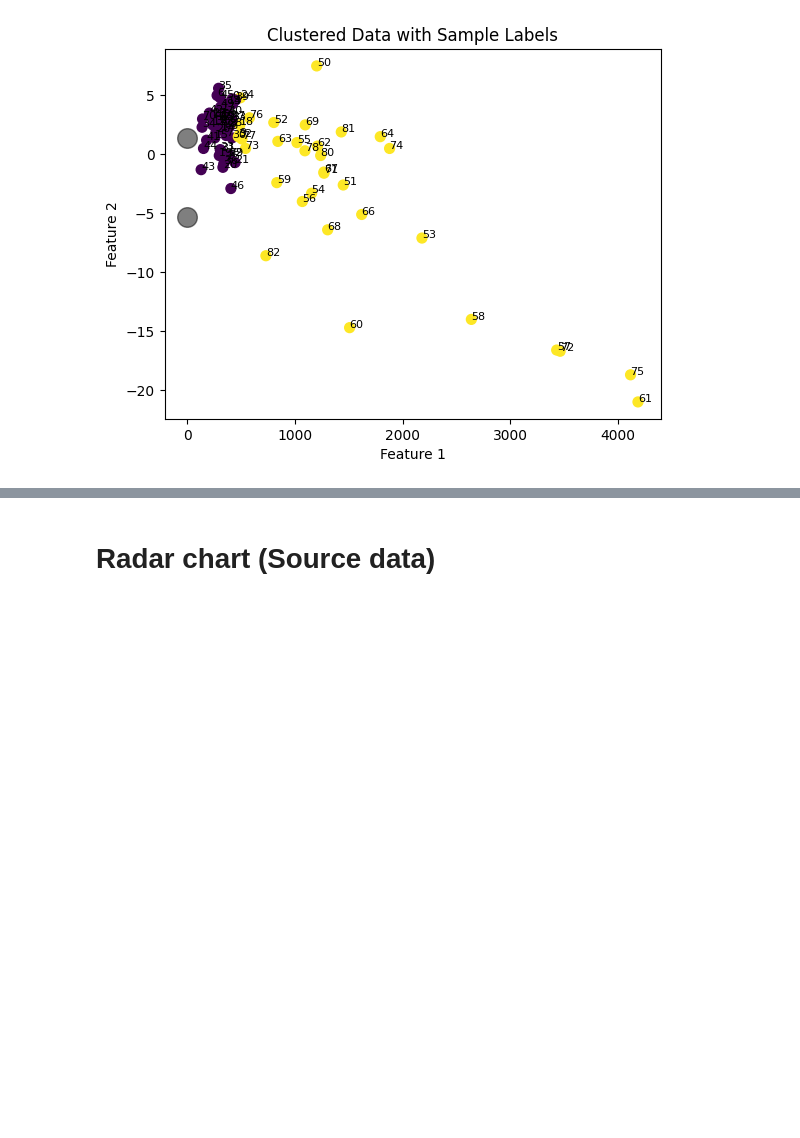
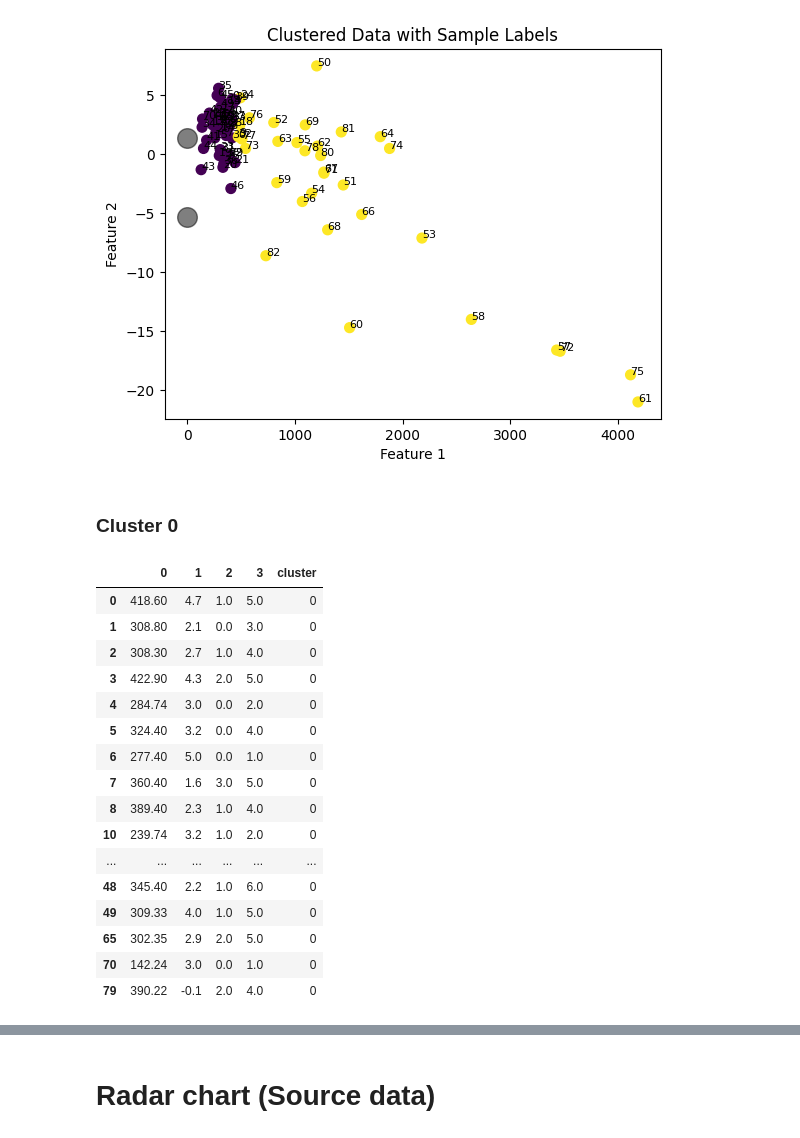
Before and after one commit to JKosciukiewicz/MLDD_Project, a Jupyter notebook: Clustering_examples.ipynb, the cells around one changed output, grey strips where cells are left out. Drawn from its saved outputs; the diff is of its cells as text; code cells hidden in the pictures; blank space fills up the shorter version.

Commit message:
Fixed clusters

```diff
--- a/Clustering_examples.ipynb
+++ b/Clustering_examples.ipynb
@@ -144,3 +144,31 @@ plt.ylabel("Feature 2")
 plt.show()
 # %% [output]
 [figure]
+# %%
+# get data from each cluster
+cluster_map = pd.DataFrame(X)
+cluster_map['cluster'] = labels
+# %% [markdown]
+### Cluster 0
+# %%
+cluster_0 = cluster_map[cluster_map['cluster'] == 0]
+cluster_0.to_csv('./data/kmeans_cluster_0.csv', sep=';')
+cluster_0
+# %% [output]
+|  | 0 | 1 | 2 | 3 | cluster |
+| 0 | 418.60 | 4.7 | 1.0 | 5.0 | 0 |
+| 1 | 308.80 | 2.1 | 0.0 | 3.0 | 0 |
+| 2 | 308.30 | 2.7 | 1.0 | 4.0 | 0 |
+| 3 | 422.90 | 4.3 | 2.0 | 5.0 | 0 |
+| 4 | 284.74 | 3.0 | 0.0 | 2.0 | 0 |
+| 5 | 324.40 | 3.2 | 0.0 | 4.0 | 0 |
+| 6 | 277.40 | 5.0 | 0.0 | 1.0 | 0 |
+| 7 | 360.40 | 1.6 | 3.0 | 5.0 | 0 |
+| 8 | 389.40 | 2.3 | 1.0 | 4.0 | 0 |
+| 10 | 239.74 | 3.2 | 1.0 | 2.0 | 0 |
+| ... | ... | ... | ... | ... | ... |
+| 48 | 345.40 | 2.2 | 1.0 | 6.0 | 0 |
+| 49 | 309.33 | 4.0 | 1.0 | 5.0 | 0 |
+| 65 | 302.35 | 2.9 | 2.0 | 5.0 | 0 |
+| 70 | 142.24 | 3.0 | 0.0 | 1.0 | 0 |
+| 79 | 390.22 | -0.1 | 2.0 | 4.0 | 0 |
```
Also changed, not shown: parts of 2 cells of this notebook.
